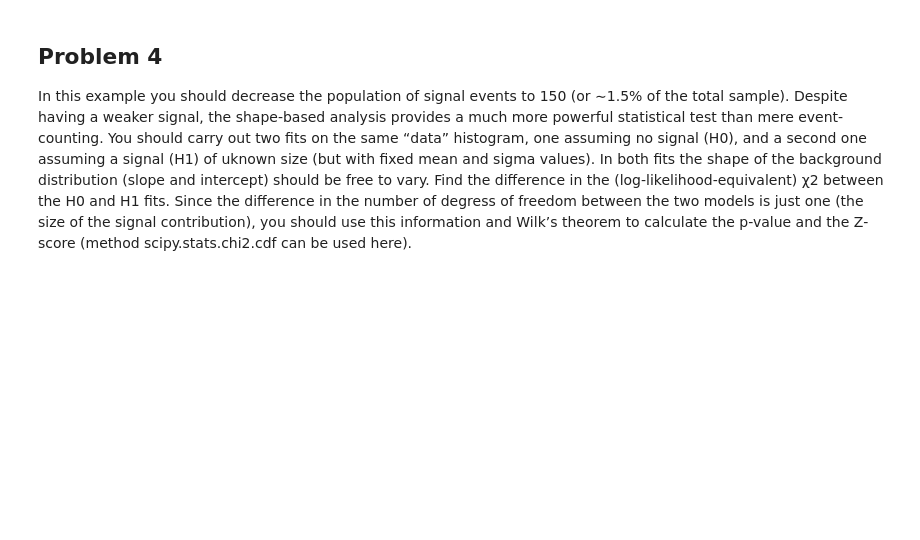
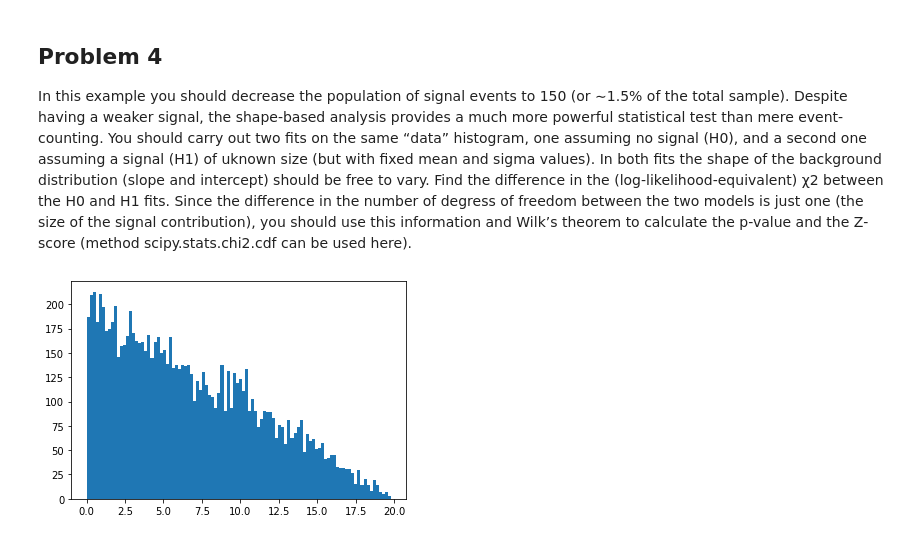
Before and after one commit to CasperMcTavish/DAML, a Jupyter notebook: CP5-WAITON-S1739002.ipynb, the cells around one changed output. Drawn from its saved outputs; the diff is of its cells as text; code cells hidden in the pictures; blank space fills up the shorter version.

```diff
--- a/CP5-WAITON-S1739002.ipynb
+++ b/CP5-WAITON-S1739002.ipynb
@@ -283,7 +283,7 @@ for i in range(100):
     # Collect the number of data points
     init_len.append(len(data))
     # Remove all data values < 5 and > 15
-    data = [x for x in data if x < 5 or x > 15]
+    data = [x for x in data if x > 5 and x < 15]
     # Collect the number of data points from new split data
     half_len.append(len(data))
 # %%
@@ -372,7 +372,7 @@ here).
 # %%
 # Will just adjust singleToy to give us the data rather than the plots
 # Main code to generate and plot a single experiment
-def singleToyData(nevents_sig = 300, nevents_bdg = 10000):
+def singleToyData(nevents_sig = 150, nevents_bdg = 10000):
 
     sig_fraction = nevents_sig/(nevents_bdg + nevents_sig)
     # Create the pdf using the above methods
@@ -389,6 +389,22 @@ def singleToyData(nevents_sig = 300, nevents_bdg = 10000):
 
 data, sig_data, bgd_data = singleToyData(nevents_sig = 150, nevents_bdg = 10000)
 
-
-
-# Will need to use minuit here
+# To ensure we dont get any 0 values in our data, will set them to a small value.
+# This is done to avoid issues with the way we calculate chi squared later
+#data = [0 if x < 0 else x for x in data]
+#data = [1 if x == 0 else x for x in data]
+# %%
+# Collect X and Y values for our fit:
+plt.hist(data, bins = nbins)
+ax = plt.gca()
+p = ax.patches
+
+# Heights -> y, bin_pos -> x
+heights = [patch.get_height() for patch in p]
+bin_pos = np.linspace(0, 20, nbins)
+
+# Collecting our bin sizes and the number of events we have
+widths = p[0].get_width()
+event_no = len(data)
+# %% [output]
+[figure, added]
```
Also changed, not shown: parts of 23 cells of this notebook.
